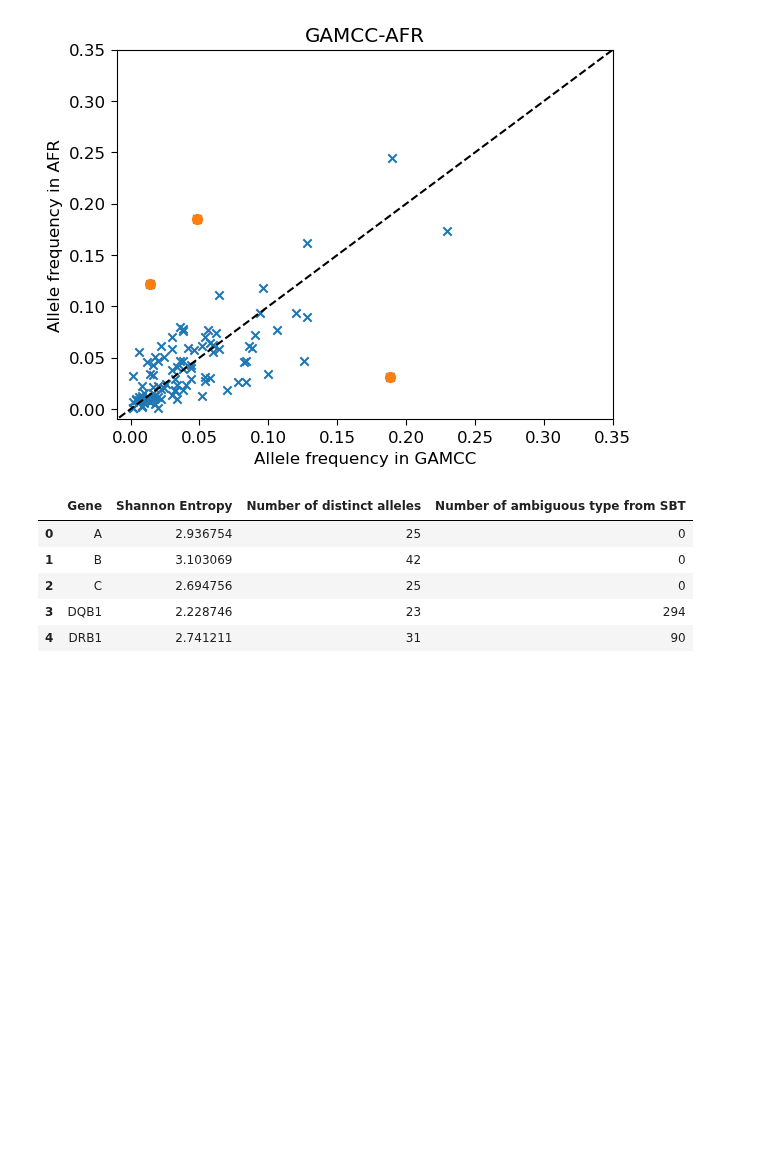
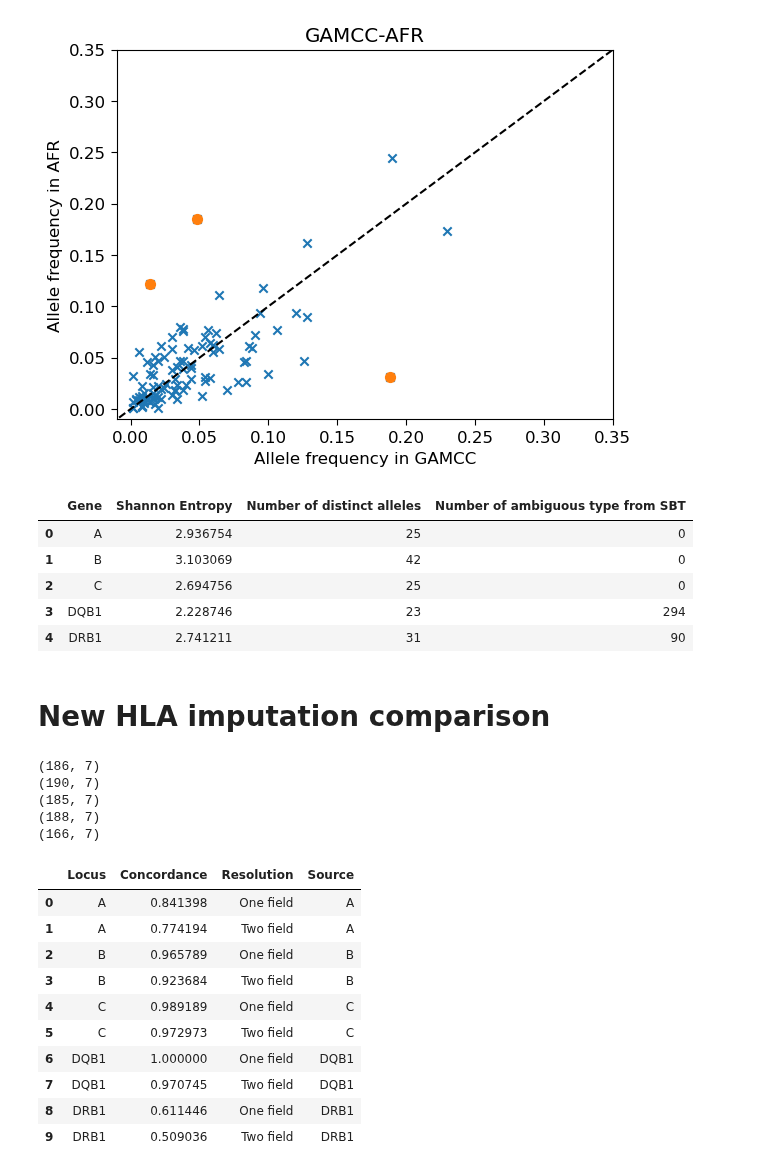
Before and after one commit to Suuuuuuuus/LCWGS_pipeline, a Jupyter notebook: scripts/notebooks/lcwgs_tmp.ipynb, the cells around one changed output. Cells and saved outputs as stored; diff of their text form; code cells hidden in the pictures; blank space fills up the shorter version.

```diff
--- a/scripts/notebooks/lcwgs_tmp.ipynb
+++ b/scripts/notebooks/lcwgs_tmp.ipynb
@@ -476,3 +477,5 @@ summary
 | 2 | C | 2.694756 | 25 | 0 |
 | 3 | DQB1 | 2.228746 | 23 | 294 |
 | 4 | DRB1 | 2.741211 | 31 | 90 |
+# %% [markdown]
+# New HLA imputation comparison
@@ -478,0 +527,46 @@ summary
+# %%
+indir = 'results/hla/imputation/QUILT_HLA_result_method/'
+s = 'IDT0481'
+g = 'DRB1'
+x = pd.read_csv(indir + '/' + s + '/' + g + '/quilt.hla.output.combined.topresult.txt', sep = '\t')
+# %%
+df = read_hla_lc_imputation_results_tmp(indir, recode_two_field = False)
+df['Two field1'] = df['Two field1'].astype(str)
+df['Two field2'] = df['Two field2'].astype(str)
+
+label = 'test'
+
+hla = lcwgsus.read_hla_direct_sequencing(retain = 'fv')
+hla = hla[hla['SampleID'].isin(df['SampleID'].tolist())].reset_index(drop = True)
+hla_report = lcwgsus.generate_hla_imputation_report(compared, label)
+# %%
+hla_reports = []
+for g in HLA_GENES:
+    tmp_df = df[df['Locus'] == g]
+    tmp_df = tmp_df[tmp_df['Two field1'] != 'nan']
+    tmp_hla = hla[hla['Locus'] == g]
+    tmp_df = tmp_df[tmp_df['SampleID'].isin(tmp_hla['SampleID'].tolist())].reset_index(drop = True)
+    tmp_hla = tmp_hla[tmp_hla['SampleID'].isin(tmp_df['SampleID'].tolist())].reset_index(drop = True)
+    print(tmp_df.shape)
+    compared = lcwgsus.compare_hla_types(tmp_hla, tmp_df)
+    hla_report = lcwgsus.generate_hla_imputation_report(compared, g)
+    hla_reports.append(hla_report)
+hla_reports = pd.concat(hla_reports).dropna()
+hla_reports
+# %% [output]
+(186, 7)
+(190, 7)
+(185, 7)
+(188, 7)
+(166, 7)
+|  | Locus | Concordance | Resolution | Source |
+| 0 | A | 0.841398 | One field | A |
+| 1 | A | 0.774194 | Two field | A |
+| 2 | B | 0.965789 | One field | B |
+| 3 | B | 0.923684 | Two field | B |
+| 4 | C | 0.989189 | One field | C |
+| 5 | C | 0.972973 | Two field | C |
+| 6 | DQB1 | 1.000000 | One field | DQB1 |
+| 7 | DQB1 | 0.970745 | Two field | DQB1 |
+| 8 | DRB1 | 0.611446 | One field | DRB1 |
+| 9 | DRB1 | 0.509036 | Two field | DRB1 |
```
Also changed, not shown: parts of 6 cells of this notebook, 5 other files.
